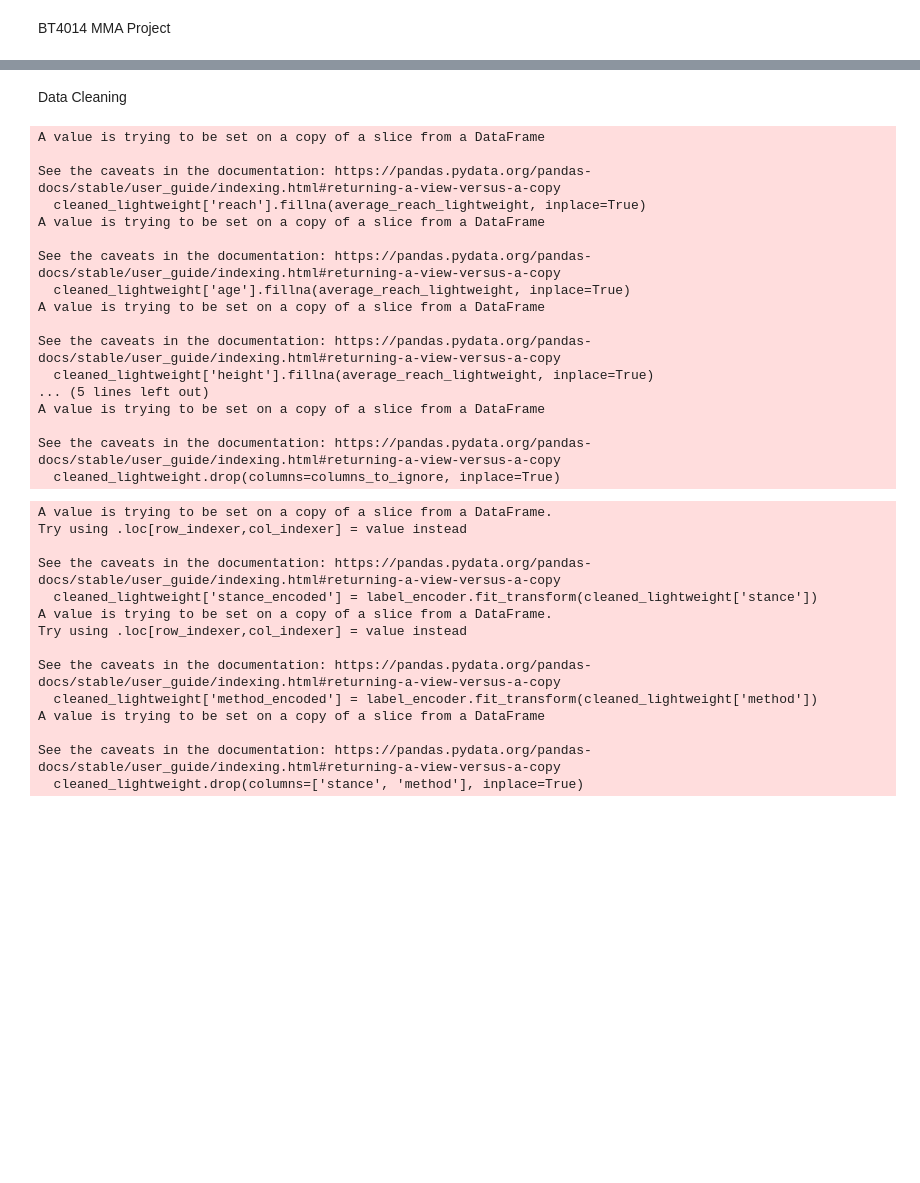
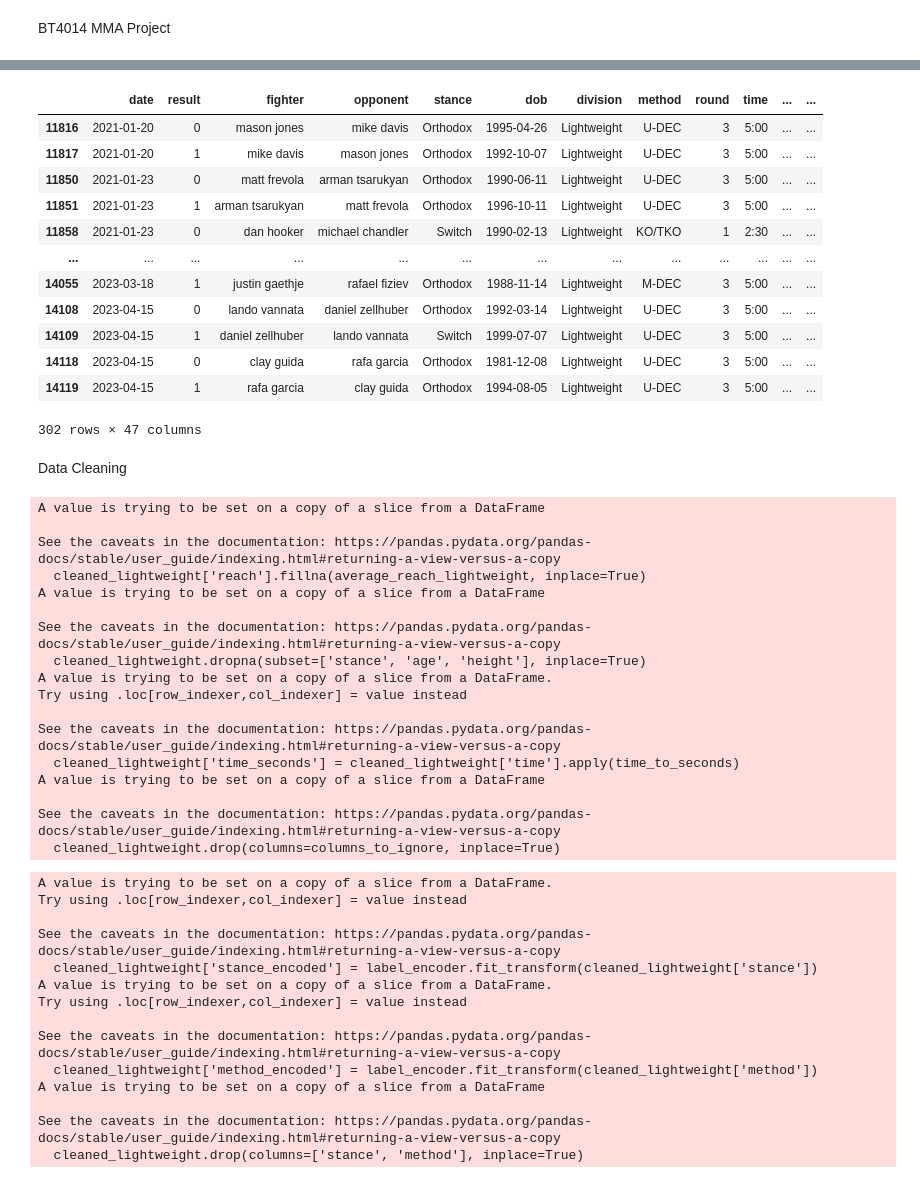
Before and after one commit to YeoWeiHan123/MMA-Contextual-Bandit, a Jupyter notebook: bt4014-mma.ipynb, the cells around one changed output, grey strips where cells are left out. Saved outputs shown, nothing was run; the diff lists cells and outputs as text; code cells hidden in the pictures; blank space fills up the shorter version.

```diff
--- a/bt4014-mma.ipynb
+++ b/bt4014-mma.ipynb
@@ -66,3 +221,19 @@ lightweight
+# %%
+late_lightweight
+# %% [output]
+|  | date | result | fighter | opponent | stance | dob | division | method | round | time | ... | ... |
+| 11816 | 2021-01-20 | 0 | mason jones | mike davis | Orthodox | 1995-04-26 | Lightweight | U-DEC | 3 | 5:00 | ... | ... |
+| 11817 | 2021-01-20 | 1 | mike davis | mason jones | Orthodox | 1992-10-07 | Lightweight | U-DEC | 3 | 5:00 | ... | ... |
+| 11850 | 2021-01-23 | 0 | matt frevola | arman tsarukyan | Orthodox | 1990-06-11 | Lightweight | U-DEC | 3 | 5:00 | ... | ... |
+| 11851 | 2021-01-23 | 1 | arman tsarukyan | matt frevola | Orthodox | 1996-10-11 | Lightweight | U-DEC | 3 | 5:00 | ... | ... |
+| 11858 | 2021-01-23 | 0 | dan hooker | michael chandler | Switch | 1990-02-13 | Lightweight | KO/TKO | 1 | 2:30 | ... | ... |
+| ... | ... | ... | ... | ... | ... | ... | ... | ... | ... | ... | ... | ... |
+| 14055 | 2023-03-18 | 1 | justin gaethje | rafael fiziev | Orthodox | 1988-11-14 | Lightweight | M-DEC | 3 | 5:00 | ... | ... |
+| 14108 | 2023-04-15 | 0 | lando vannata | daniel zellhuber | Orthodox | 1992-03-14 | Lightweight | U-DEC | 3 | 5:00 | ... | ... |
+| 14109 | 2023-04-15 | 1 | daniel zellhuber | lando vannata | Switch | 1999-07-07 | Lightweight | U-DEC | 3 | 5:00 | ... | ... |
+| 14118 | 2023-04-15 | 0 | clay guida | rafa garcia | Orthodox | 1981-12-08 | Lightweight | U-DEC | 3 | 5:00 | ... | ... |
+| 14119 | 2023-04-15 | 1 | rafa garcia | clay guida | Orthodox | 1994-08-05 | Lightweight | U-DEC | 3 | 5:00 | ... | ... |
+302 rows × 47 columns
 # %% [markdown]
 Data Cleaning
 # %%
@@ -72,11 +243,7 @@ cleaned_lightweight = lightweight
 average_reach_lightweight = cleaned_lightweight[cleaned_lightweight['division'] == 'Lightweight']['reach'].mean()
 cleaned_lightweight['reach'].fillna(average_reach_lightweight, inplace=True)
 
-average_reach_lightweight = cleaned_lightweight[cleaned_lightweight['division'] == 'Lightweight']['age'].mean()
-cleaned_lightweight['age'].fillna(average_reach_lightweight, inplace=True)
-
-average_reach_lightweight = cleaned_lightweight[cleaned_lightweight['division'] == 'Lightweight']['height'].mean()
-cleaned_lightweight['height'].fillna(average_reach_lightweight, inplace=True)
+cleaned_lightweight.dropna(subset=['stance', 'age', 'height'], inplace=True)
 
 #replace
 def time_to_seconds(time_str):
@@ -92,7 +259,7 @@ cleaned_lightweight.loc[cleaned_lightweight['days_since_last_comp'] == specific_
 cleaned_lightweight['time_seconds'] = cleaned_lightweight['time'].apply(time_to_seconds)
 
 #remove columns
-columns_to_ignore = ['date', 'dob', 'division', 'referee', 'time', 'time_format']
+columns_to_ignore = ['date', 'fighter', 'opponent', 'dob', 'division', 'referee', 'time', 'time_format']
 cleaned_lightweight.drop(columns=columns_to_ignore, inplace=True)
 # %% [output]
 A value is trying to be set on a copy of a slice from a DataFrame
@@ -102,12 +269,12 @@ See the caveats in the documentation: https://pandas.pydata.org/pandas-docs/stab
 A value is trying to be set on a copy of a slice from a DataFrame
 
 See the caveats in the documentation: https://pandas.pydata.org/pandas-docs/stable/user_guide/indexing.html#returning-a-view-versus-a-copy
-  cleaned_lightweight['age'].fillna(average_reach_lightweight, inplace=True)
-A value is trying to be set on a copy of a slice from a DataFrame
+  cleaned_lightweight.dropna(subset=['stance', 'age', 'height'], inplace=True)
+A value is trying to be set on a copy of a slice from a DataFrame.
+Try using .loc[row_indexer,col_indexer] = value instead
 
 See the caveats in the documentation: https://pandas.pydata.org/pandas-docs/stable/user_guide/indexing.html#returning-a-view-versus-a-copy
-  cleaned_lightweight['height'].fillna(average_reach_lightweight, inplace=True)
-... (5 lines left out)
+  cleaned_lightweight['time_seconds'] = cleaned_lightweight['time'].apply(time_to_seconds)
 A value is trying to be set on a copy of a slice from a DataFrame
 
 See the caveats in the documentation: https://pandas.pydata.org/pandas-docs/stable/user_guide/indexing.html#returning-a-view-versus-a-copy
```
Also changed, not shown: parts of 26 cells of this notebook.
